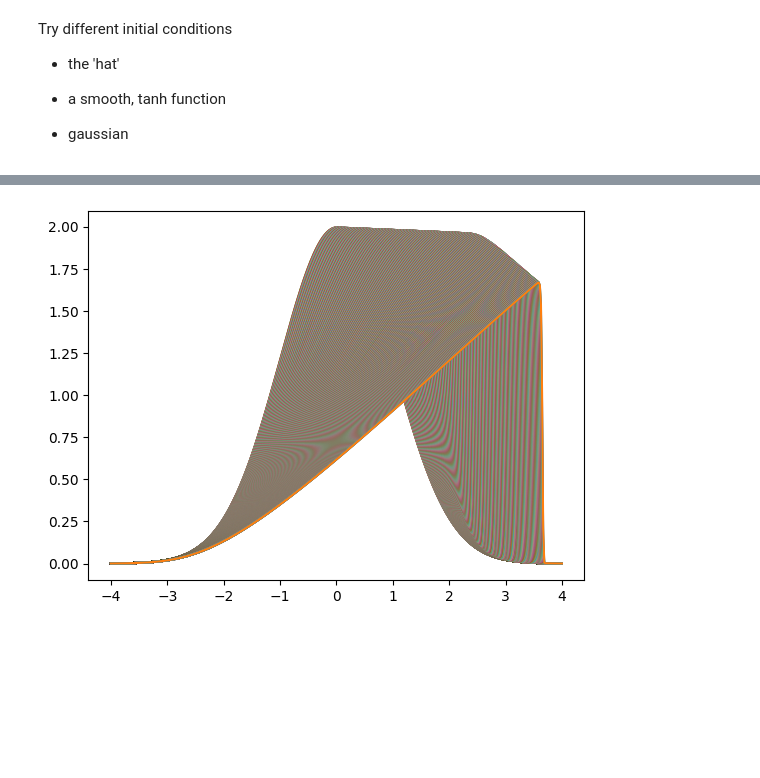
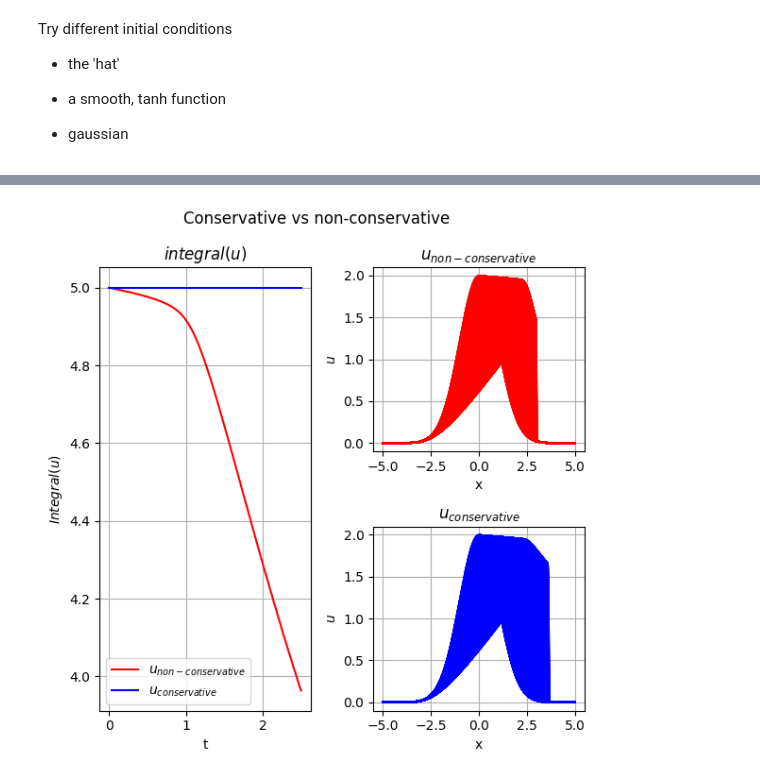
Before and after one commit to ggruszczynski/CFDPython, a Jupyter notebook: lab30_advection_1D/SOLUTION_04_Step_non_conservative_schemes.ipynb, the cells around one changed output, grey strips where cells are left out. Drawn from its saved outputs; the diff is of its cells as text; code cells hidden in the pictures; blank space fills up the shorter version.

```diff
--- a/lab30_advection_1D/SOLUTION_04_Step_non_conservative_schemes.ipynb
+++ b/lab30_advection_1D/SOLUTION_04_Step_non_conservative_schemes.ipynb
@@ -52,8 +57,15 @@ import numpy as np
 import matplotlib as mpl
 import matplotlib.pyplot as plt
 
-nx = 10*41
-domain_length = 8
+nx = 401
+domain_length = 10
 dx = domain_length / (nx - 1)
-nt = 20*50    #nt is the number of timesteps we want to calculate
-dt = 0.1*.025  #dt is the amount of time each timestep covers (delta t)
+print(f"dx: {dx}")
+# xspace = np.linspace(0, domain_length, nx)
+xspace=np.linspace(-domain_length/2, domain_length/2, num=nx, endpoint=True)
+
+nt = 1001    #nt is the number of timesteps we want to calculate
+t_final = 2.5
+dt = t_final / (nt -1)  #dt is the amount of time each timestep covers (delta t)
+print(f"dt: {dt}")
+tspace=np.linspace(0, t_final, num=nt, endpoint=True)
@@ -138,20 +159,55 @@ make_sw_plot(xspace, u_con, u_noncon)
 # %%
-u = u_IC.copy() #initialize our placeholder array un, to hold the time-stepped solution
-plt.plot(xspace, u)
-for n in range(nt):  #iterate through time
-    un = u.copy() ##copy the existing values of u into un
-    plt.plot(xspace, u)
+plt.clf() # Used to clear the current Figure’s state without closing it.
+plt.close()
+# fig, (ax1, ax2, ax3) = plt.subplots(3, 1, figsize=(8, 12))
+# fig = mpl.pyplot.gcf()
 
-    c_ind = np.arange(0, nx)
-    for i in range(0, nx):  ##now we'll iterate through the u array  # range(1, nx) - fix left BC
+fig = plt.figure(figsize=(6, 6))
+ax1 = plt.subplot(222)
+ax2 = plt.subplot(224)
+ax3 = plt.subplot(121)
 
-     ###This is the line from Step 1, copied exactly.  Edit it for our new equation.
-     ###then uncomment it and run the cell to evaluate Step 2
-        # u[i] = un[i] - c * dt / dx * (un[i] - un[i-1])    # constant advection coeff
-        u[i] = un[i] - un[i]* dt / dx * (un[i] - un[i-1])  # noncoservative
-        # u[i] = un[i] -  dt / (2*dx) * (un[i]**2 - un[i-1]**2)  # conservative
+fig.suptitle('Conservative vs non-conservative')
+ax1.grid(which='both')
+ax1.set(xlabel='x', ylabel=r"$u$")
+ax1.set_title(r'$u_{non-conservative}$')
+
+ax2.grid(which='both')
+ax2.set(xlabel='x', ylabel=r"$u$")
+ax2.set_title(r'$u_{conservative}$')
+
+u_noncon = u_IC.copy() #initialize our placeholder array un, to hold the time-stepped solution
+u_con = u_IC.copy()
+
+sum_u_con = np.zeros(nt)
+sum_u_noncon = np.zeros(nt)
 
 
-#Plot the results
-plt.plot(xspace, u)
+for n in range(nt):  #iterate through time
+    un_noncon = u_noncon.copy()    #copy the existing values of u into un
+    un_con = u_con.copy()
+
+    sum_u_con[n] = np.trapz(u_con, x=None, dx=dx, axis=-1)
+    sum_u_noncon[n] = np.trapz(u_noncon, x=None, dx=dx, axis=-1)
+
+    ax1.plot(xspace, u_noncon, linestyle="-", color="red")
+    ax2.plot(xspace, u_con, linestyle="-", color="blue")
+
+    for i in range(0, nx):  ##now we'll iterate through the u array  # range(1, nx) - fix left BC
+    ###This is the line from Step 1, copied exactly.  Edit it for our new equation.
+    ###then uncomment it and run the cell to evaluate Step 2
+        # u[i] = un[i] - c * dt / dx * (un[i] - un[i-1])    # constant advection coeff
+        u_noncon[i] = un_noncon[i] - un_noncon[i]* dt / dx * (un_noncon[i] - un_noncon[i-1])  # noncoservative
+        u_con[i] = un_con[i] -  dt / (2*dx) * (un_con[i]**2 - un_con[i-1]**2)  # conservative
+
+
+ax3.plot(tspace, sum_u_noncon, linestyle="-", color="red")
+ax3.plot(tspace, sum_u_con, linestyle="-", color="blue")
+ax3.grid(which='both')
+ax3.set(xlabel='t', ylabel=r"$Integral(u)$")
+ax3.legend([r"$u_{non-conservative}$", r"$u_{conservative}$"],loc="lower left")
+ax3.set_title(r'$integral(u)$')
+
+plt.tight_layout()
+plt.show()
 # %% [output]
@@ -159 +214 @@ plt.plot(xspace, u)
-[figure, old version]
+[figure, new version]
```
Also changed, not shown: parts of 15 cells of this notebook.
